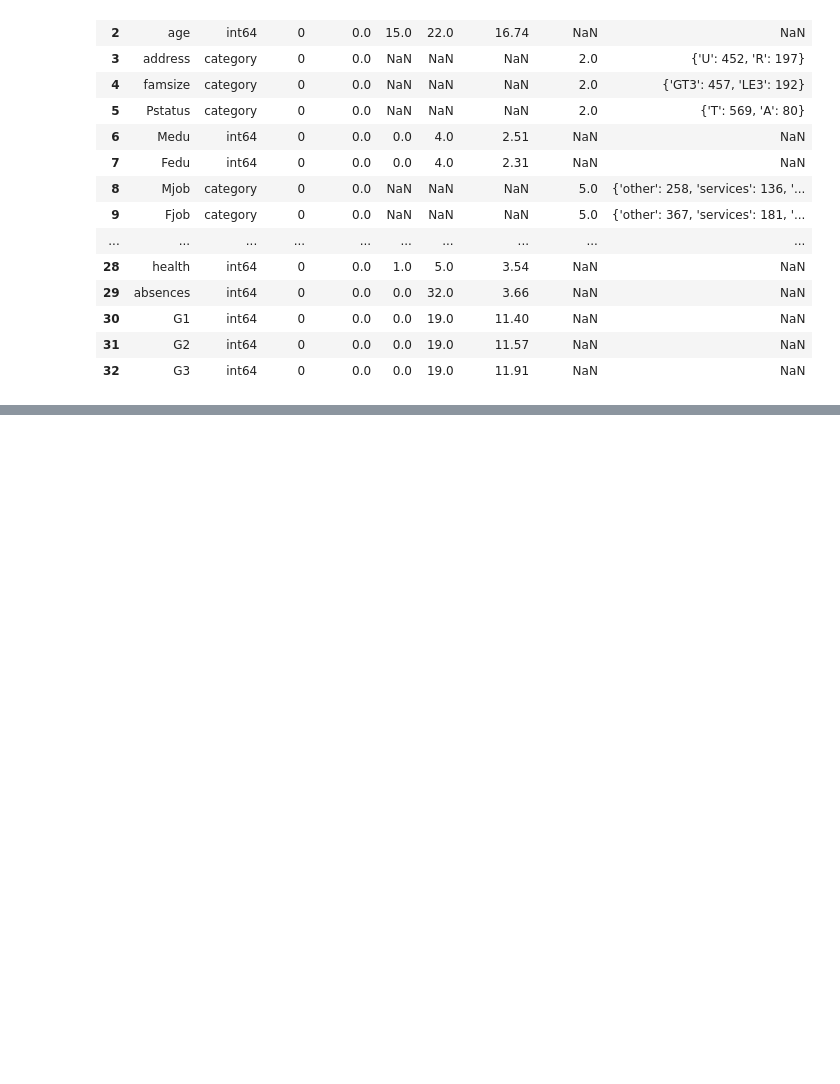
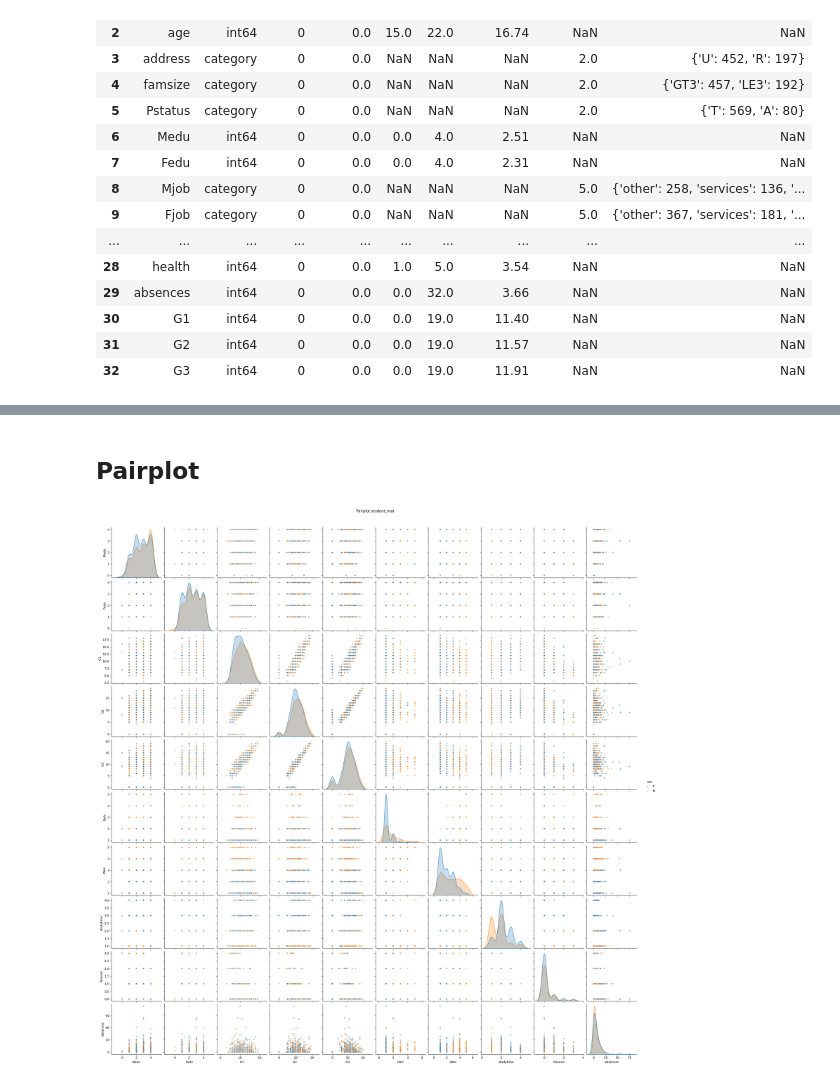
Before and after one commit to ArthurMAUGEEutc/sy09, a Jupyter notebook: analyse.ipynb, the cells around one changed output, grey strips where cells are left out. Saved outputs shown, nothing was run; the diff lists cells and outputs as text; code cells hidden in the pictures; blank space fills up the shorter version.

```diff
--- a/analyse.ipynb
+++ b/analyse.ipynb
@@ -304,0 +724,17 @@ Colonne : sex
+# %% [markdown]
+## Pairplot
+# %%
+# ---- Pairplot ----
+cols_pairplot = ['Medu', 'Fedu', 'G1', 'G2', 'G3',
+                 'Dalc', 'Walc', 'studytime', 'failures', 'absences']
+
+sns.pairplot(
+    student_mat[cols_pairplot + ['sex']],
+    hue='sex',
+    plot_kws={'alpha': 0.5, 's': 20},
+    diag_kind='kde'
+)
+plt.suptitle('Pairplot student_mat', y=1.02)
+plt.show()
+# %% [output]
+[figure, added]
```
Also changed, not shown: parts of 12 cells of this notebook, 5 other files.
